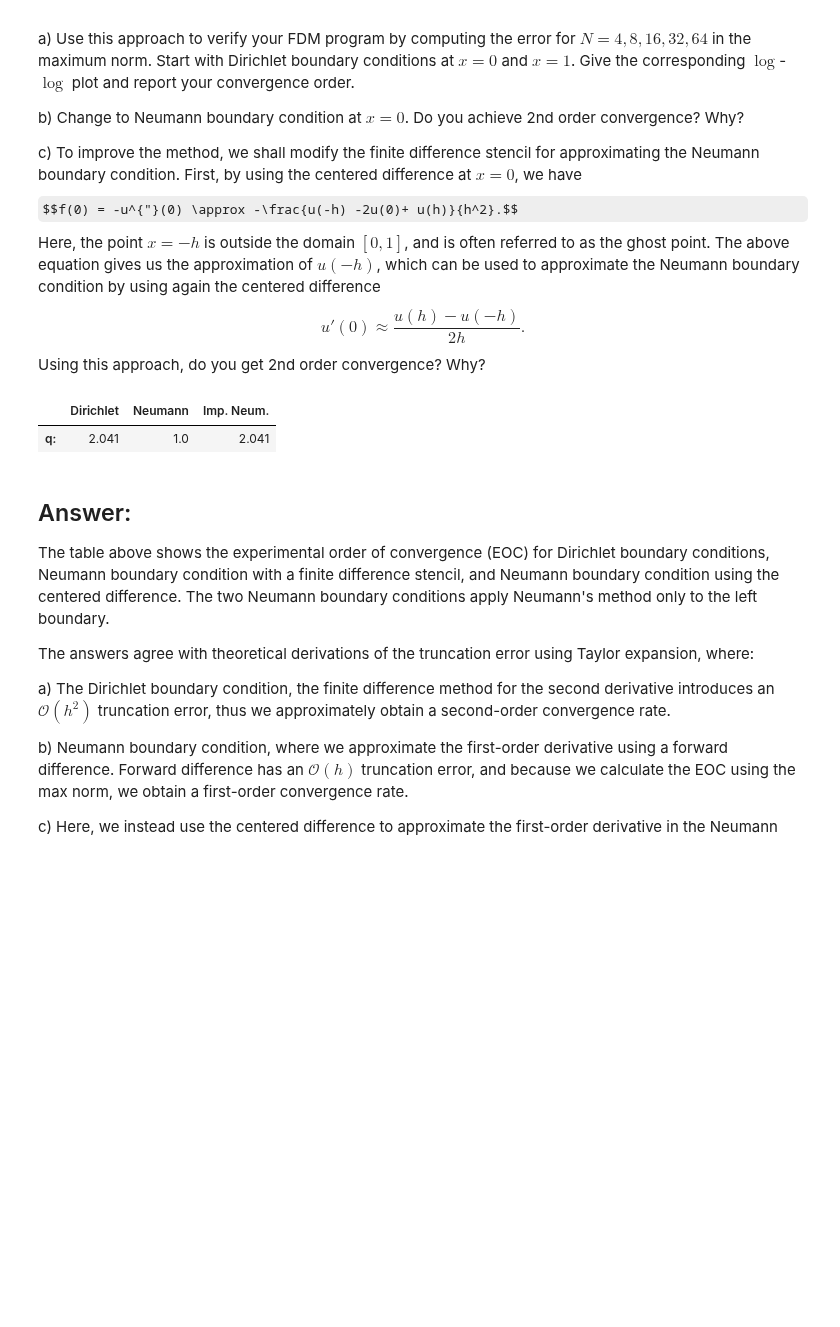
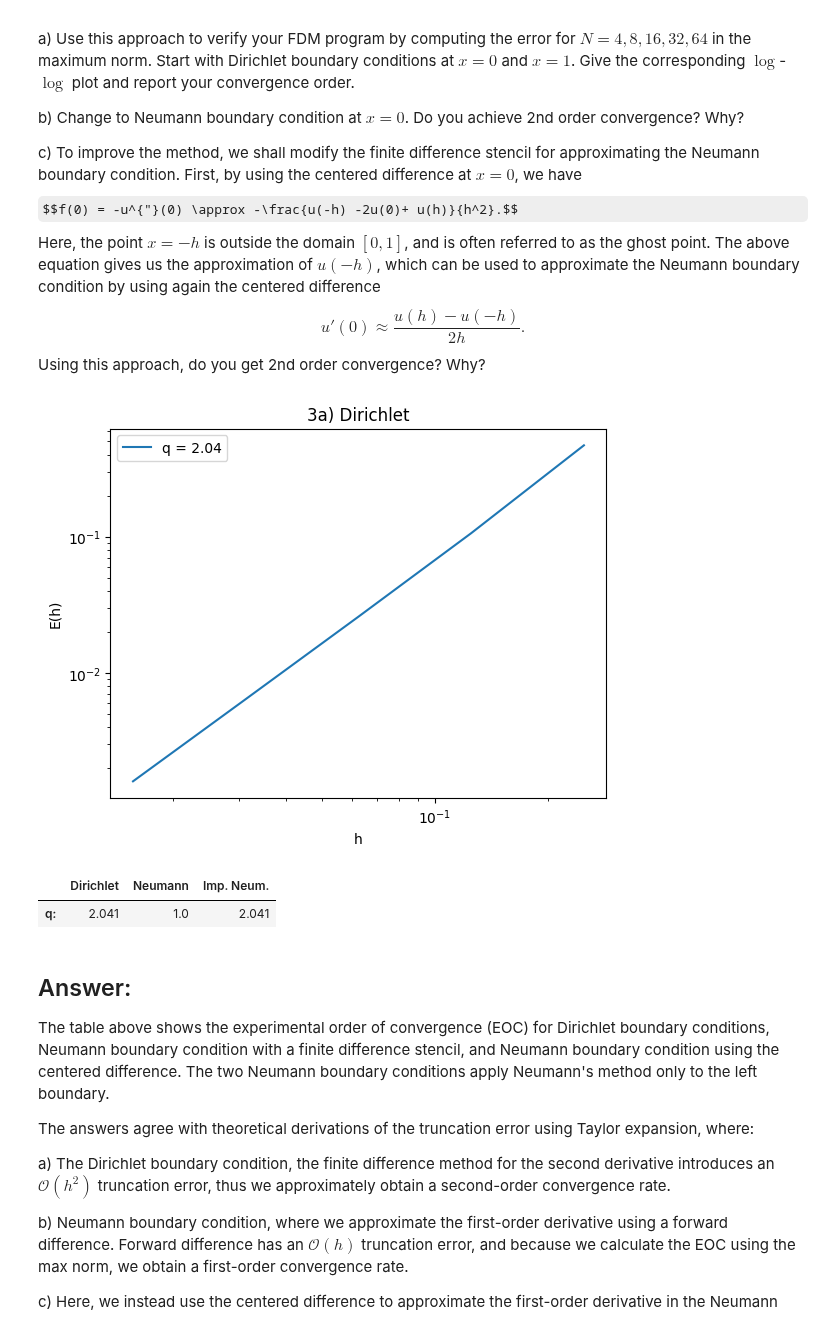
Before and after one commit to todj107/NumPDE, a Jupyter notebook: lab_01_tor.ipynb, the cells around one changed output. Drawn from its saved outputs; the diff is of its cells as text; code cells hidden in the pictures; some formulas as TeX source; blank space fills up the shorter version.

```diff
--- a/lab_01_tor.ipynb
+++ b/lab_01_tor.ipynb
@@ -382,33 +462,40 @@ def work_func_FDM(bc):
         U = la.solve(A, F)
         U_exact = x + np.cos(2*np.pi*x)
 
         E_norm[j] = np.max(np.abs(U - U_exact))
         h_i[j] = h
         j += 1
 
     return E_norm, h_i
 
 # Dirichlet (a):
 E_d, h_d = work_func_FDM('d')
 q_d = np.polyfit(np.log(h_d), np.log(E_d), 1)[0]
+plt.loglog(h_d, E_d)
+plt.title("3a) Dirichlet")
+plt.legend([f"q = {q_d:.2f}"])
+plt.xlabel("h")
+plt.ylabel("E(h)")
+plt.show()
 
 # Neumann (b):
 E_n, h_n = work_func_FDM('n')
 q_n = np.polyfit(np.log(h_n), np.log(E_n), 1)[0]
 
 # Improved Nuemann (c):
 E_i, h_i = work_func_FDM("in")
 q_i = np.polyfit(np.log(h_i), np.log(E_i), 1)[0]
 
 # Visualization
 data = {"Dirichlet":q_d, "Neumann":q_n, "Imp. Neum.":q_i}
 
 df = pd.DataFrame(data, index=["q:"])
 df = df[["Dirichlet", "Neumann", "Imp. Neum."]]
 df = df.round(3)
 
 display(df)
 # %% [output]
+[figure, added]
 |  | Dirichlet | Neumann | Imp. Neum. |
 | q: | 2.041 | 1.0 | 2.041 |
 # %% [markdown]
```
Also changed, not shown: parts of 6 cells of this notebook.
